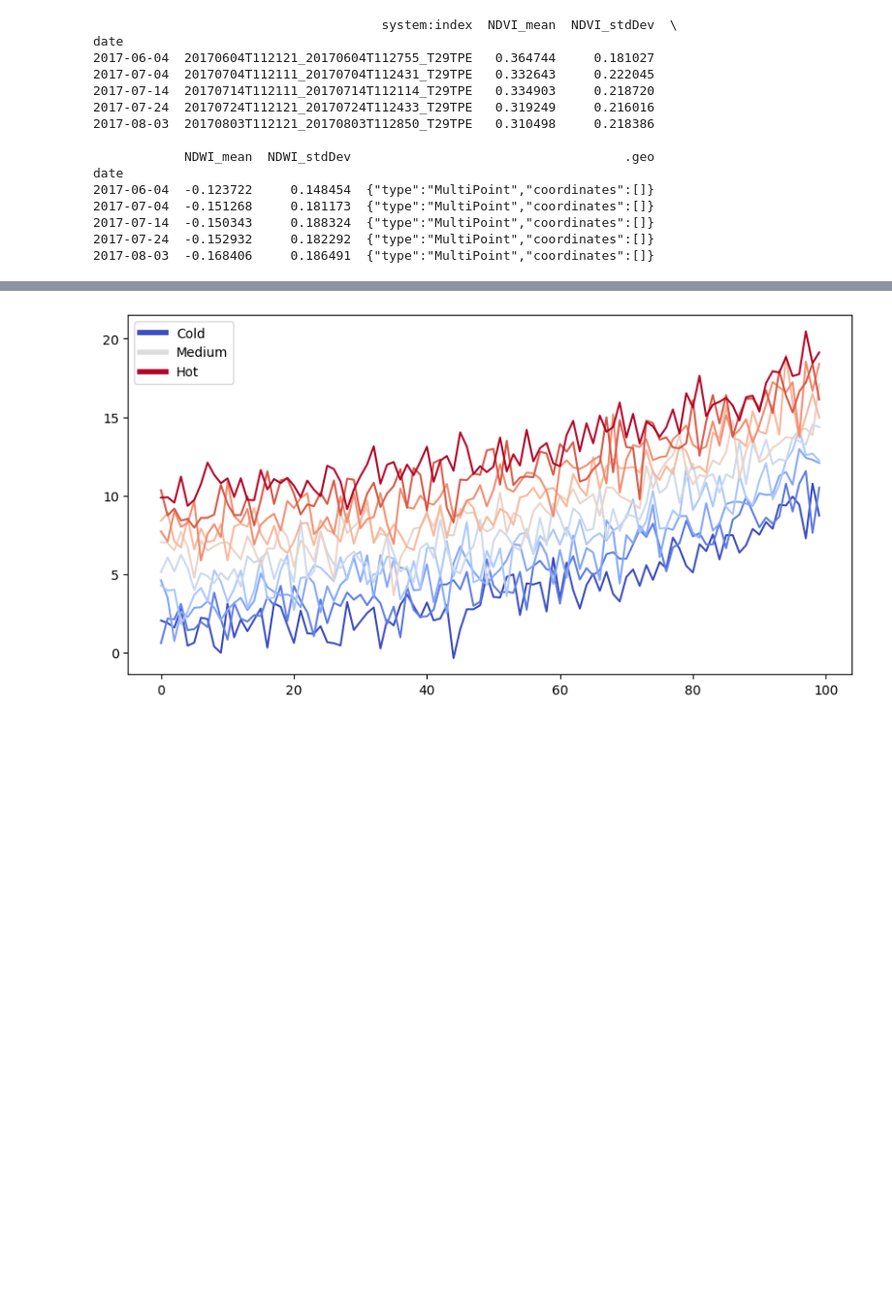
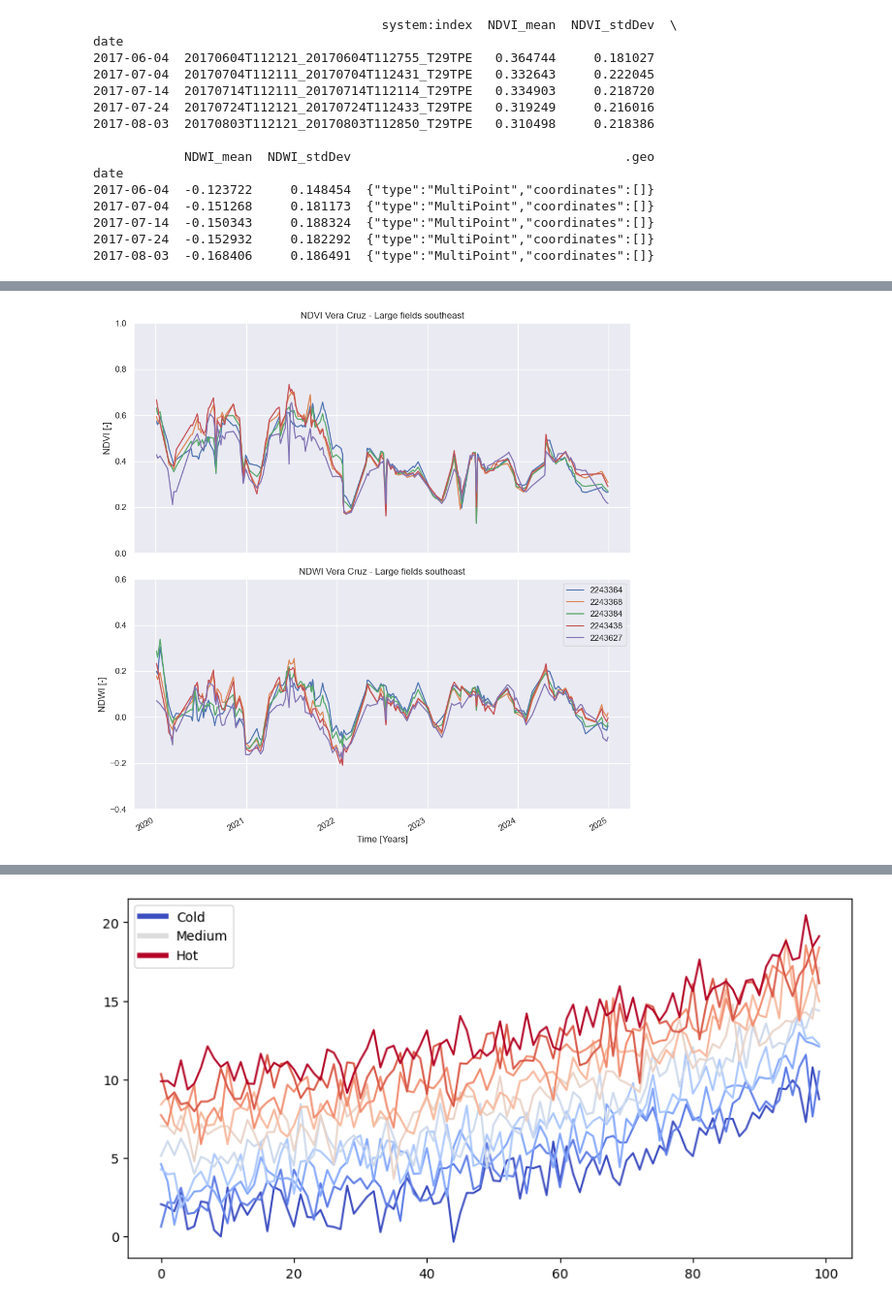
Before and after one commit to nadja1390/RAFIP, a Jupyter notebook: mybook/Regenerative_Ag_Man.ipynb, the cells around one changed output, grey strips where cells are left out. Shown at 97% size. Cells and saved outputs as stored; diff of their text form; code cells hidden in the pictures; blank space fills up the shorter version.

```diff
--- a/mybook/Regenerative_Ag_Man.ipynb
+++ b/mybook/Regenerative_Ag_Man.ipynb
@@ -168,0 +217,11 @@ plt.show()
+# %%
+# Visualize only VeraCruz
+# import data
+path_to_data_folder_vc = os.path.join(root, 'Data\\Idanha\\NDVI_TimeSeries_PerFeature_vc.csv') # cloud coverage: 20 percent
+path_to_data_folder_NDWI_vc = os.path.join(root, 'Data\\Idanha\\NDWI_TimeSeries_PerFeature_vc.csv')
+
+data_fields_NDVI_vc = pd.read_csv(path_to_data_folder_vc, index_col=3, parse_dates=True,  header=0)
+data_fields_NDWI_vc = pd.read_csv(path_to_data_folder_NDWI_vc, index_col=3, parse_dates=True,  header=0)
+
+# clean data
+data_fields_NDVI_vc = data_fields_NDVI_vc[data_fields_NDVI_vc["NDVI_mean"]>0.1]
@@ -168,0 +281,5 @@ plt.show()
+# %%
+sel = [2243627, 2243438, 2243368, 2243384, 2243364]
+df_sel = data_fields_NDVI_vc.loc[data_fields_NDVI_vc['feature_id'].isin(sel)]
+df_sel_ndwi = data_fields_NDWI_vc.loc[data_fields_NDWI_vc['feature_id'].isin(sel)]
+print(df_sel.head())
@@ -168,0 +304,21 @@ plt.show()
+# %%
+fig, (ax1, ax2) = plt.subplots(nrows=2, figsize=(10, 10), sharex=True)
+
+# NDVI plot
+df_sel.groupby('feature_id')['NDVI_mean'].plot(legend=True, ax=ax1)
+ax1.set_title('NDVI Vera Cruz - Large fields southeast')
+ax1.set_ylabel('NDVI [-]')
+ax1.get_legend().remove()
+ax1.set_ylim(0, 1)
+
+# NDWI plot
+df_sel_ndwi.groupby('feature_id')['NDWI_mean'].plot(legend=True, ax=ax2)
+ax2.set_title('NDWI Vera Cruz - Large fields southeast')
+ax2.set_ylabel('NDWI [-]')
+ax2.set_xlabel('Time [Years]')
+ax2.set_ylim(-0.4, 0.6)  # Adjust as needed based on your data
+
+plt.tight_layout()
+plt.show()
+# %% [output]
+[figure, added]
```
Also changed, not shown: parts of 11 cells of this notebook, 6 other files.
